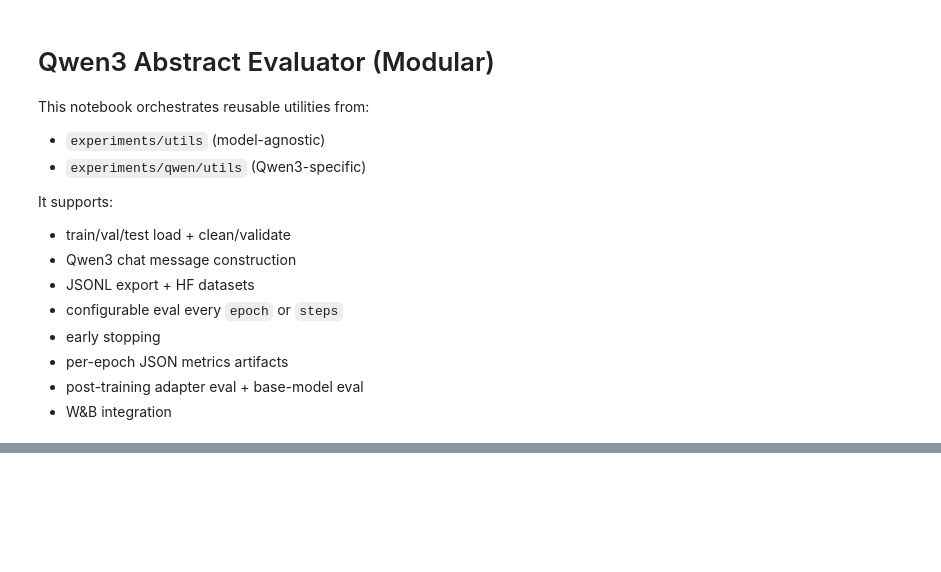
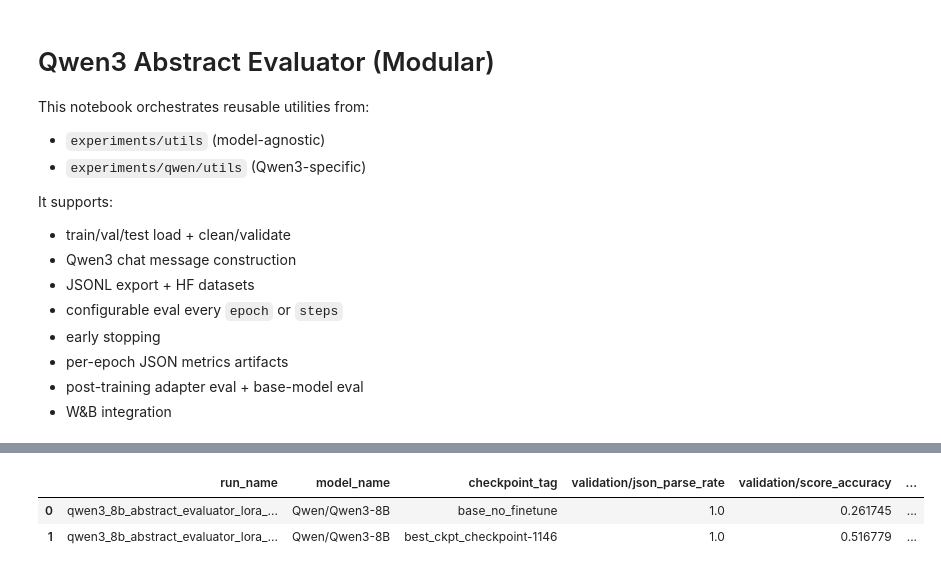
Before and after one commit to Mohammad-Nabulsi/Abstract-Evaluator, a Jupyter notebook: experiments/qwen/qwen3_abstract_evaluator_unsloth_lora_sft.ipynb, the cells around one changed output, grey strips where cells are left out. Drawn from its saved outputs; the diff is of its cells as text; code cells hidden in the pictures; blank space fills up the shorter version.

```diff
--- a/experiments/qwen/qwen3_abstract_evaluator_unsloth_lora_sft.ipynb
+++ b/experiments/qwen/qwen3_abstract_evaluator_unsloth_lora_sft.ipynb
@@ -241,20 +279,61 @@ if RUN_BASE_AND_EPOCH2_BERT_EVAL:
-# %%
-# Optional: evaluate best adapter only (BERTScore included)
-RUN_BEST_ADAPTER_EVAL = False
-
-if RUN_BEST_ADAPTER_EVAL:
-    best_adapter = Path(run_info["adapter_dir"])
-    if not best_adapter.exists():
-        raise FileNotFoundError(f"Best adapter not found: {best_adapter}")
-
-    best_metrics = evaluate_single_adapter(
-        cfg=cfg,
-        adapter_dir=best_adapter,
-        tag="best",
-        val_df=val_df,
-        test_df=test_df,
-        include_bertscore=True,
-        logger=logger,
-    )
-
-    display(pd.DataFrame([best_metrics]))
+# %%
+# Compare BASE (untuned) vs BEST CHECKPOINT SO FAR (tuned)
+# - auto-detects best checkpoint from latest trainer_state.json
+# - evaluates both on val + test with BERTScore
+RUN_COMPARE_BASE_VS_BEST = True
+
+if RUN_COMPARE_BASE_VS_BEST:
+    output_dir = cfg.output_root / "models" / cfg.run_name
+    ckpts = sorted(
+        [p for p in output_dir.glob("checkpoint-*") if p.is_dir()],
+        key=lambda p: int(p.name.split("-")[-1]),
+    )
+    if not ckpts:
+        raise FileNotFoundError(f"No checkpoints found in: {output_dir}")
+
+    latest_ckpt = ckpts[-1]
+    trainer_state_path = latest_ckpt / "trainer_state.json"
+    if not trainer_state_path.exists():
+        raise FileNotFoundError(f"Missing trainer_state.json: {trainer_state_path}")
+
+    state = json.loads(trainer_state_path.read_text(encoding="utf-8"))
+    best_ckpt_str = state.get("best_model_checkpoint")
+    if not best_ckpt_str:
+        raise ValueError("best_model_checkpoint is missing in trainer_state.json")
+
+    best_ckpt = Path(best_ckpt_str)
+    if not best_ckpt.exists():
+        raise FileNotFoundError(f"best_model_checkpoint path does not exist: {best_ckpt}")
+
+    print("Latest checkpoint:", latest_ckpt)
+    print("Best checkpoint:", best_ckpt)
+    print("Best eval_loss:", state.get("best_metric"))
+
+    prev_wandb = cfg.wandb.enabled
+    cfg.wandb.enabled = False  # avoid wandb re-init issues during evaluation
+
+    try:
+        base_metrics = evaluate_base_model(
+            cfg=cfg,
+            val_df=val_df,
+            test_df=test_df,
+            include_bertscore=True,
+            logger=logger,
+        )
+
+        best_metrics = evaluate_single_adapter(
+            cfg=cfg,
+            adapter_dir=best_ckpt,
+            tag=f"best_ckpt_{best_ckpt.name}",
+            val_df=val_df,
+            test_df=test_df,
+            include_bertscore=True,
+            use_wandb=False,
+            logger=logger,
+        )
+    finally:
+        cfg.wandb.enabled = prev_wandb
+
+    comparison_df = pd.DataFrame([base_metrics, best_metrics])
+    display(comparison_df)
+# %% [output]
@@ -260,0 +391,3 @@ if RUN_BEST_ADAPTER_EVAL:
+|  | run_name | model_name | checkpoint_tag | validation/json_parse_rate | validation/score_accuracy | ... |
+| 0 | qwen3_8b_abstract_evaluator_lora_... | Qwen/Qwen3-8B | base_no_finetune | 1.0 | 0.261745 | ... |
+| 1 | qwen3_8b_abstract_evaluator_lora_... | Qwen/Qwen3-8B | best_ckpt_checkpoint-1146 | 1.0 | 0.516779 | ... |
```
Also changed, not shown: parts of 12 cells of this notebook, 4 other files.
